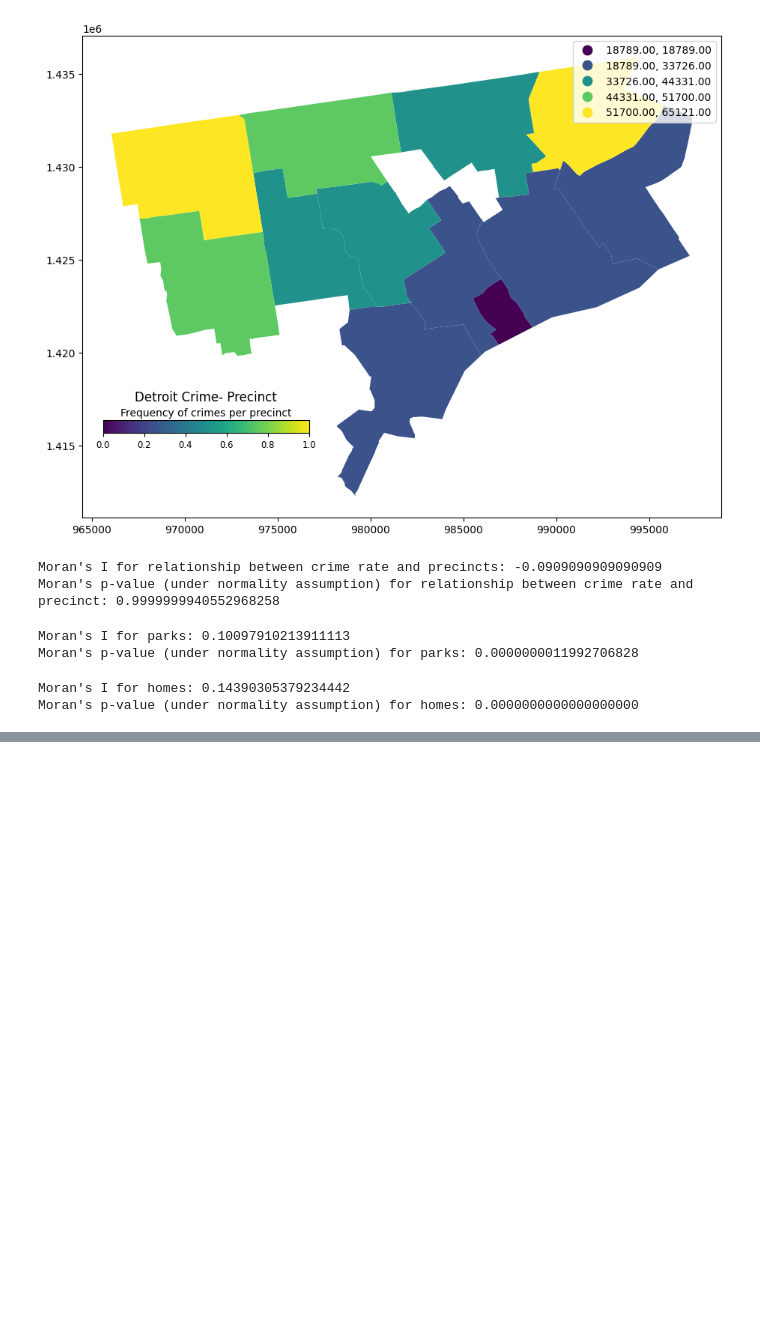
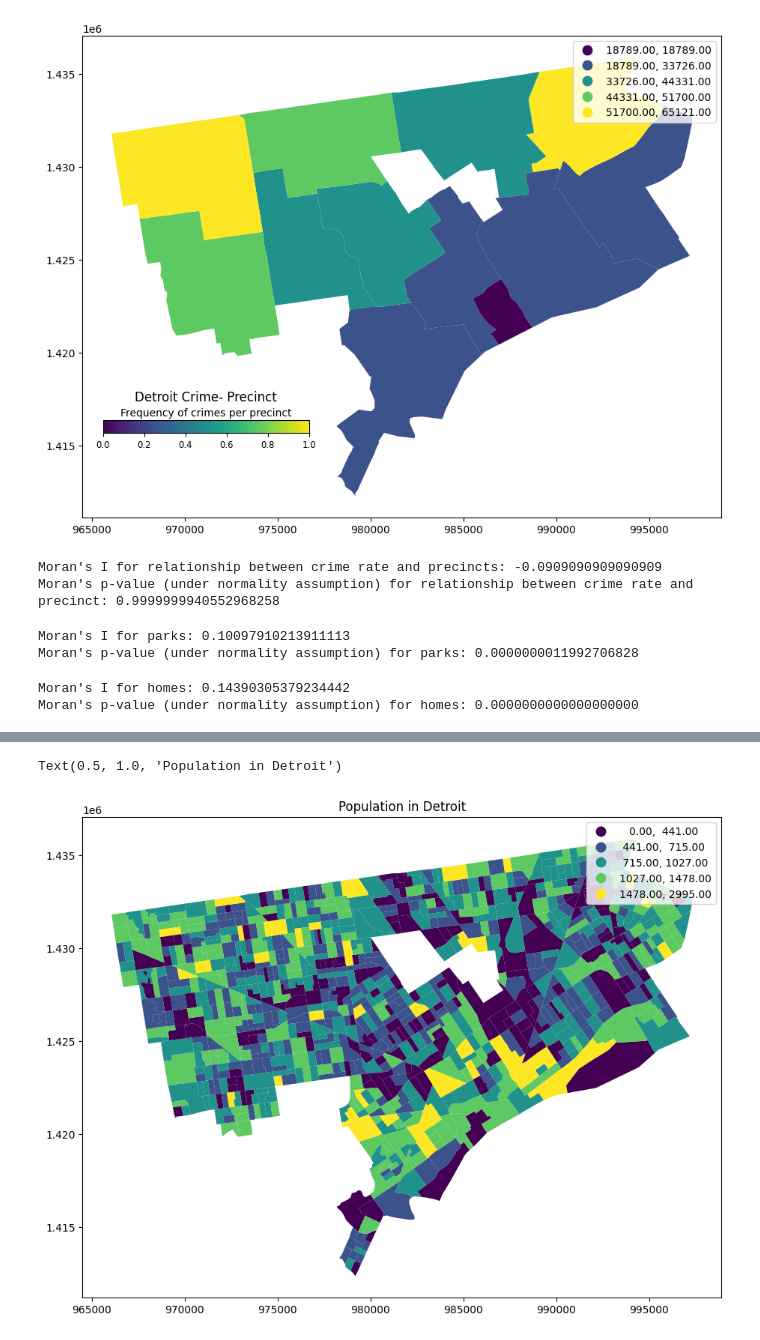
Before and after one commit to Icejuiceisgood/SI431Final, a Jupyter notebook: detroit_crimes.ipynb, the cells around one changed output, grey strips where cells are left out. Drawn from its saved outputs; the diff is of its cells as text; code cells hidden in the pictures; blank space fills up the shorter version.

```diff
--- a/detroit_crimes.ipynb
+++ b/detroit_crimes.ipynb
@@ -295,0 +296,10 @@ strong multicollinearity problems or that the design matrix is singular.
+# %%
+# Question #10: What is the population in different areas in detroit?
+
+figZ, ax = plt.subplots(1, figsize=(11,8.5))
+ax.axis('on')
+race_map.plot(ax=ax, column='B03002_001', legend=True,scheme='fisher_jenks')
+plt.title("Population in Detroit")
+# %% [output]
+Text(0.5, 1.0, 'Population in Detroit')
+[figure, added]
```
Also changed, not shown: parts of 14 cells of this notebook.
